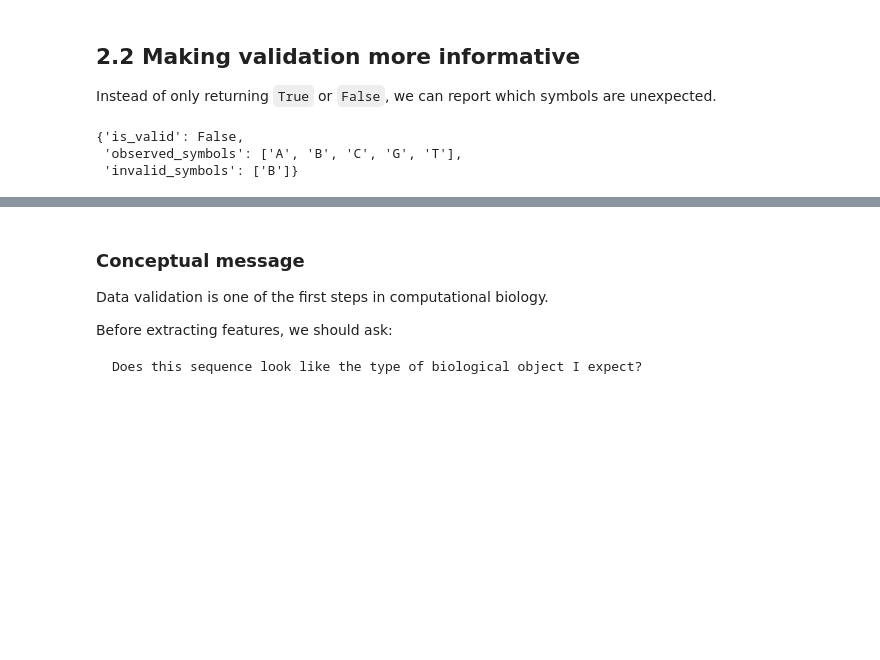
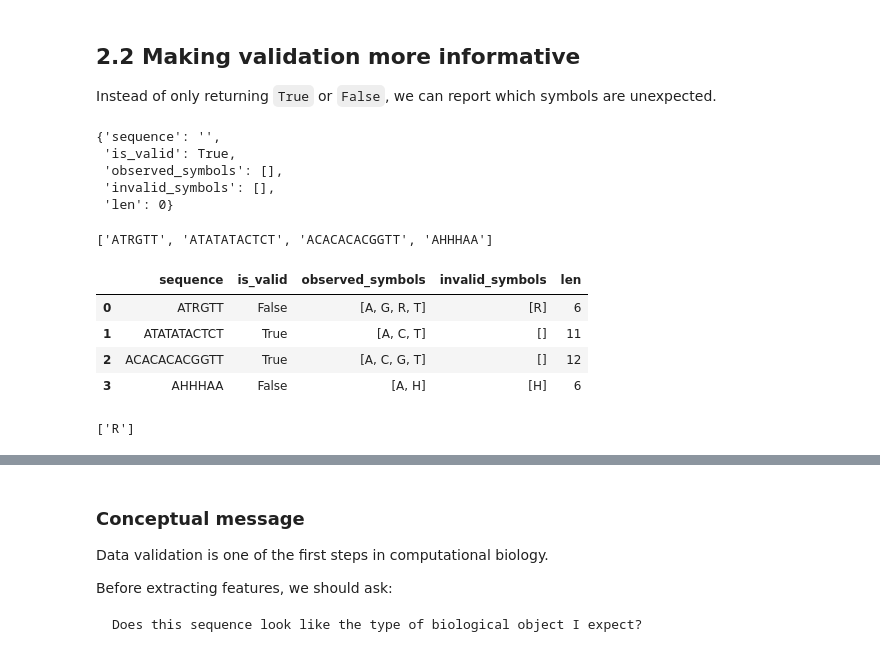
Before and after one commit to HisokaMorow1/demos_intr_2026, a Jupyter notebook: module_1/01_dna_rna_sequences_to_features.ipynb, the cells around one changed output, grey strips where cells are left out. Saved outputs shown, nothing was run; the diff lists cells and outputs as text; code cells hidden in the pictures; blank space fills up the shorter version.

```diff
--- a/module_1/01_dna_rna_sequences_to_features.ipynb
+++ b/module_1/01_dna_rna_sequences_to_features.ipynb
@@ -154,20 +165,53 @@ False
 
 Instead of only returning `True` or `False`, we can report which symbols are unexpected.
 # %%
-def validate_dna(sequence):
+def validate_dna(sequence=""):
     """Validate a DNA sequence and report unexpected symbols."""
     sequence = sequence.upper()
     observed_symbols = set(sequence)
     invalid_symbols = observed_symbols - {"A", "C", "G", "T"}
 
     return {
+        "sequence" : sequence,
         "is_valid": len(invalid_symbols) == 0,
         "observed_symbols": sorted(observed_symbols),
-        "invalid_symbols": sorted(invalid_symbols)
+        "invalid_symbols": sorted(invalid_symbols),
+        "len" : len(sequence)
     }
 # %%
-validate_dna("ATGCBT")
+validate_dna()
 # %% [output]
-{'is_valid': False,
- 'observed_symbols': ['A', 'B', 'C', 'G', 'T'],
- 'invalid_symbols': ['B']}
+{'sequence': '',
+ 'is_valid': True,
+ 'observed_symbols': [],
+ 'invalid_symbols': [],
+ 'len': 0}
+# %%
+my_sequences = [
+    "ATRGTT",
+    "ATATATACTCT",
+    "ACACACACGGTT",
+    "AHHHAA"
+]
+
+my_sequences
+# %% [output]
+['ATRGTT', 'ATATATACTCT', 'ACACACACGGTT', 'AHHHAA']
+# %%
+evaluated_seq = []
+
+for sequence in my_sequences:
+    evaluated_seq.append(validate_dna(sequence))
+
+df = pd.DataFrame(evaluated_seq)
+df
+# %% [output]
+|  | sequence | is_valid | observed_symbols | invalid_symbols | len |
+| 0 | ATRGTT | False | [A, G, R, T] | [R] | 6 |
+| 1 | ATATATACTCT | True | [A, C, T] | [] | 11 |
+| 2 | ACACACACGGTT | True | [A, C, G, T] | [] | 12 |
+| 3 | AHHHAA | False | [A, H] | [H] | 6 |
+# %%
+df["invalid_symbols"][0]
+# %% [output]
+['R']
```
Also changed, not shown: parts of 5 cells of this notebook, 1 other file.
